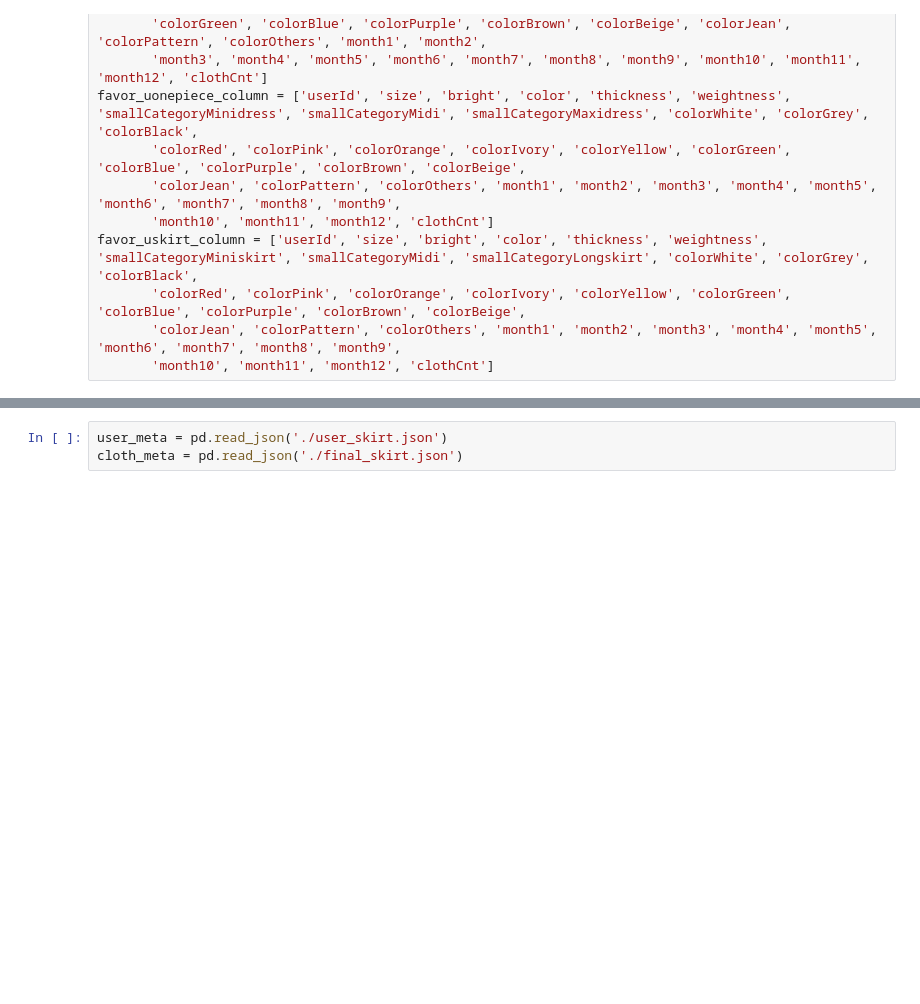
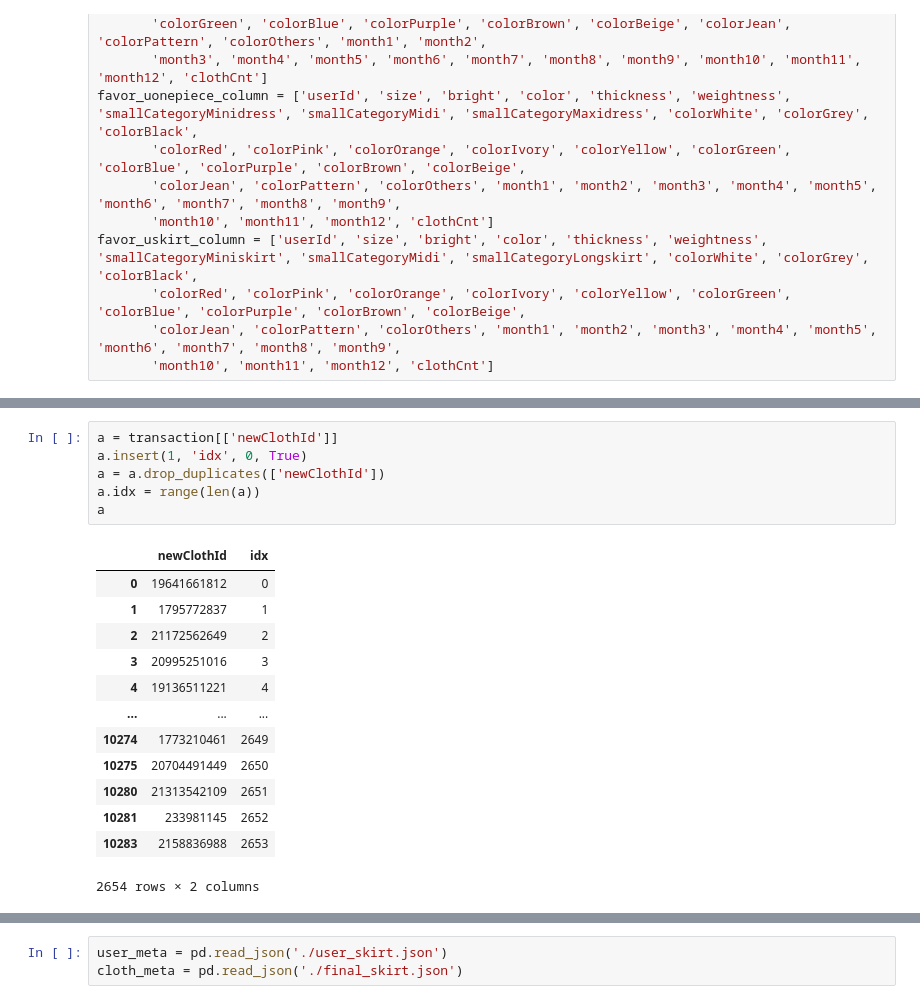
Before and after one commit to yoonjung1205/SSAFit, a Jupyter notebook: data/DataCrawling/정재호/LightFM Top Algorithm.ipynb, the cells around one changed output, grey strips where cells are left out. Cells and saved outputs as stored; diff of their text form; blank space fills up the shorter version.

```diff
--- a/data/DataCrawling/정재호/LightFM Top Algorithm.ipynb
+++ b/data/DataCrawling/정재호/LightFM Top Algorithm.ipynb
@@ -70,3 +72,23 @@ transaction
 | 10309 | 8295 | 21014592225 | 1 |
 | 10310 | 8296 | 20942192033 | 1 |
 10311 rows × 3 columns
+# %%
+a = transaction[['newClothId']]
+a.insert(1, 'idx', 0, True)
+a = a.drop_duplicates(['newClothId'])
+a.idx = range(len(a))
+a
+# %% [output]
+|  | newClothId | idx |
+| 0 | 19641661812 | 0 |
+| 1 | 1795772837 | 1 |
+| 2 | 21172562649 | 2 |
+| 3 | 20995251016 | 3 |
+| 4 | 19136511221 | 4 |
+| ... | ... | ... |
+| 10274 | 1773210461 | 2649 |
+| 10275 | 20704491449 | 2650 |
+| 10280 | 21313542109 | 2651 |
+| 10281 | 233981145 | 2652 |
+| 10283 | 2158836988 | 2653 |
+2654 rows × 2 columns
```
Also changed, not shown: parts of 57 cells of this notebook, 4 other files.
